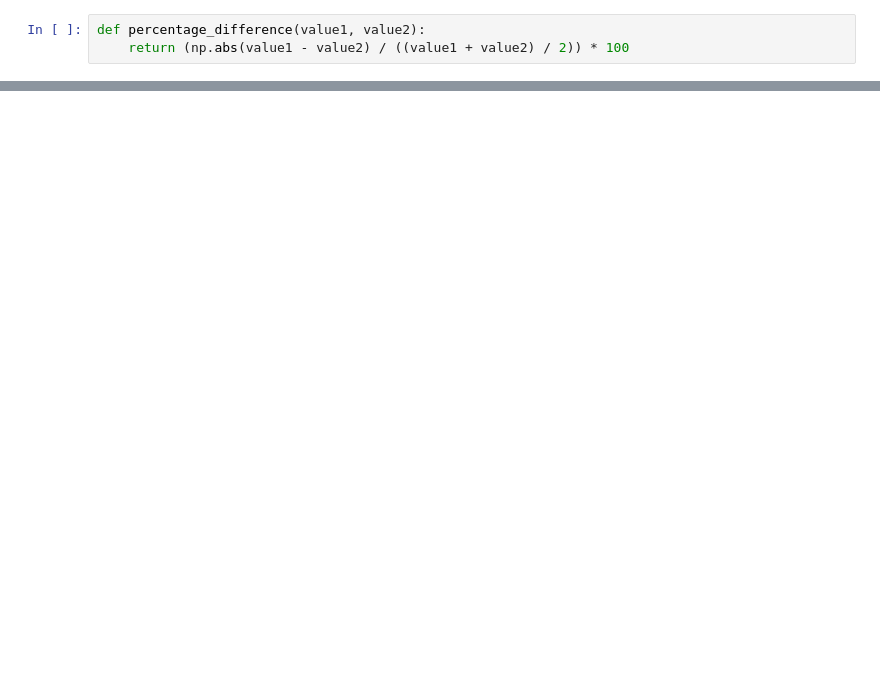
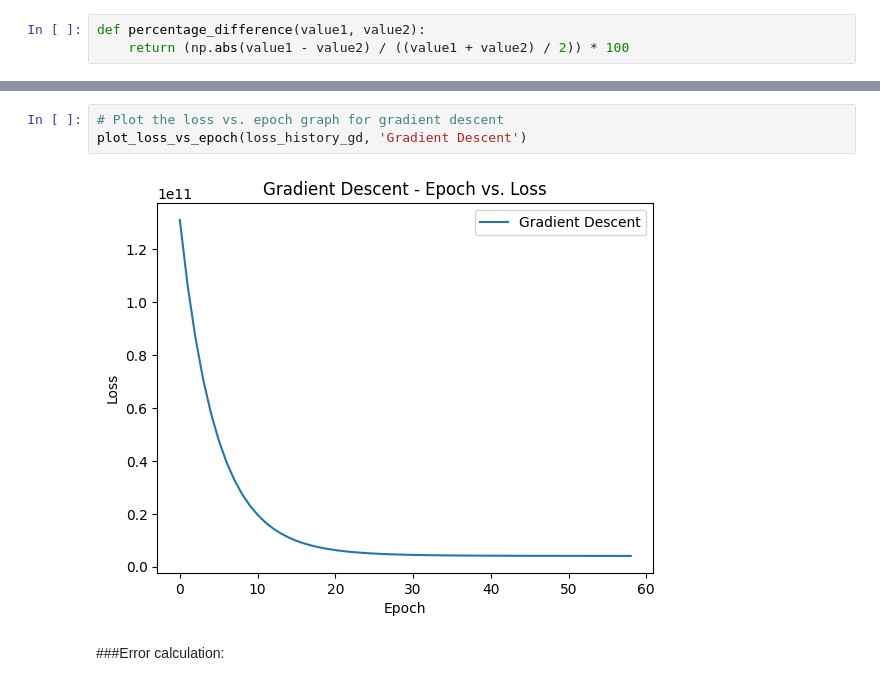
Before and after one commit to KayalvizhiT513/Gradient_Descent_Comparison, a Jupyter notebook: Gradient_Descent_Comparison.ipynb, the cells around one changed output, grey strips where cells are left out. Drawn from its saved outputs; the diff is of its cells as text; blank space fills up the shorter version.

```diff
--- a/Gradient_Descent_Comparison.ipynb
+++ b/Gradient_Descent_Comparison.ipynb
@@ -249,0 +262,7 @@ plot_loss_vs_epoch(loss_history_gd, 'Gradient Descent')
+# %%
+# Plot the loss vs. epoch graph for gradient descent
+plot_loss_vs_epoch(loss_history_gd, 'Gradient Descent')
+# %% [output]
+[figure, added]
+# %% [markdown]
+###Error calculation:
```
Also changed, not shown: parts of 41 cells of this notebook.
